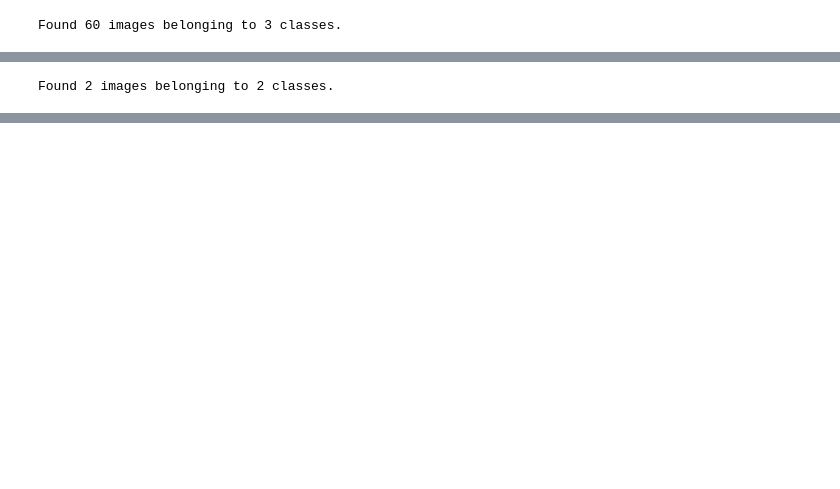
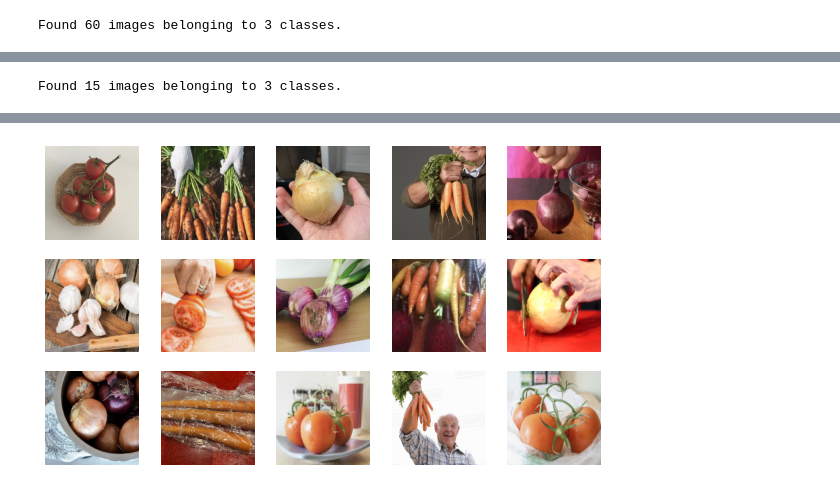
Before and after one commit to WilhelmWillie/i-love-produce, a Jupyter notebook: i_love_produce_classifier.ipynb, the cells around one changed output, grey strips where cells are left out. Saved outputs shown, nothing was run; the diff lists cells and outputs as text; code cells hidden in the pictures; blank space fills up the shorter version.

```diff
--- a/i_love_produce_classifier.ipynb
+++ b/i_love_produce_classifier.ipynb
@@ -214,15 +200,19 @@ plt.show()
 # %%
 # Set up our test data
-test_data_gen = image_gen_val.flow_from_directory(batch_size=BATCH_SIZE,
-                                                  directory=test_dir,
+image_gen_test = ImageDataGenerator(rescale=1./255)
+test_data_gen = image_gen_test.flow_from_directory(directory=test_dir,
                                                  target_size=(IMAGE_RES, IMAGE_RES),
                                                  class_mode='sparse',
                                                  color_mode='rgb')
 # %% [output]
-Found 2 images belonging to 2 classes.
+Found 15 images belonging to 3 classes.
 # %%
 # Predict!
+test_data_gen.reset()
+model.evaluate(test_data_gen)
+
 pred = model.predict(test_data_gen)
+pred = tf.squeeze(pred).numpy()
 
 predicted_class_indices=np.argmax(pred,axis=1)
 
@@ -232,4 +222,14 @@ labels = dict((v,k) for k,v in labels.items())
 predictions = [labels[k] for k in predicted_class_indices]
 
 print(predictions)
+
+def show_batch(image_batch, label_batch):
+  plt.figure(figsize=(10,10))
+  for n in range(15):
+      ax = plt.subplot(5,5,n+1)
+      plt.imshow(image_batch[n])
+      plt.axis('off')
+
+image_batch, label_batch = next(test_data_gen)
+show_batch(image_batch, label_batch)
 # %% [output]
@@ -237,3 +238,4 @@ print(predictions)
+[figure, added]
 # %%
 # If model is good, save it!
 t = time.time()
```
Also changed, not shown: parts of 11 cells of this notebook.
